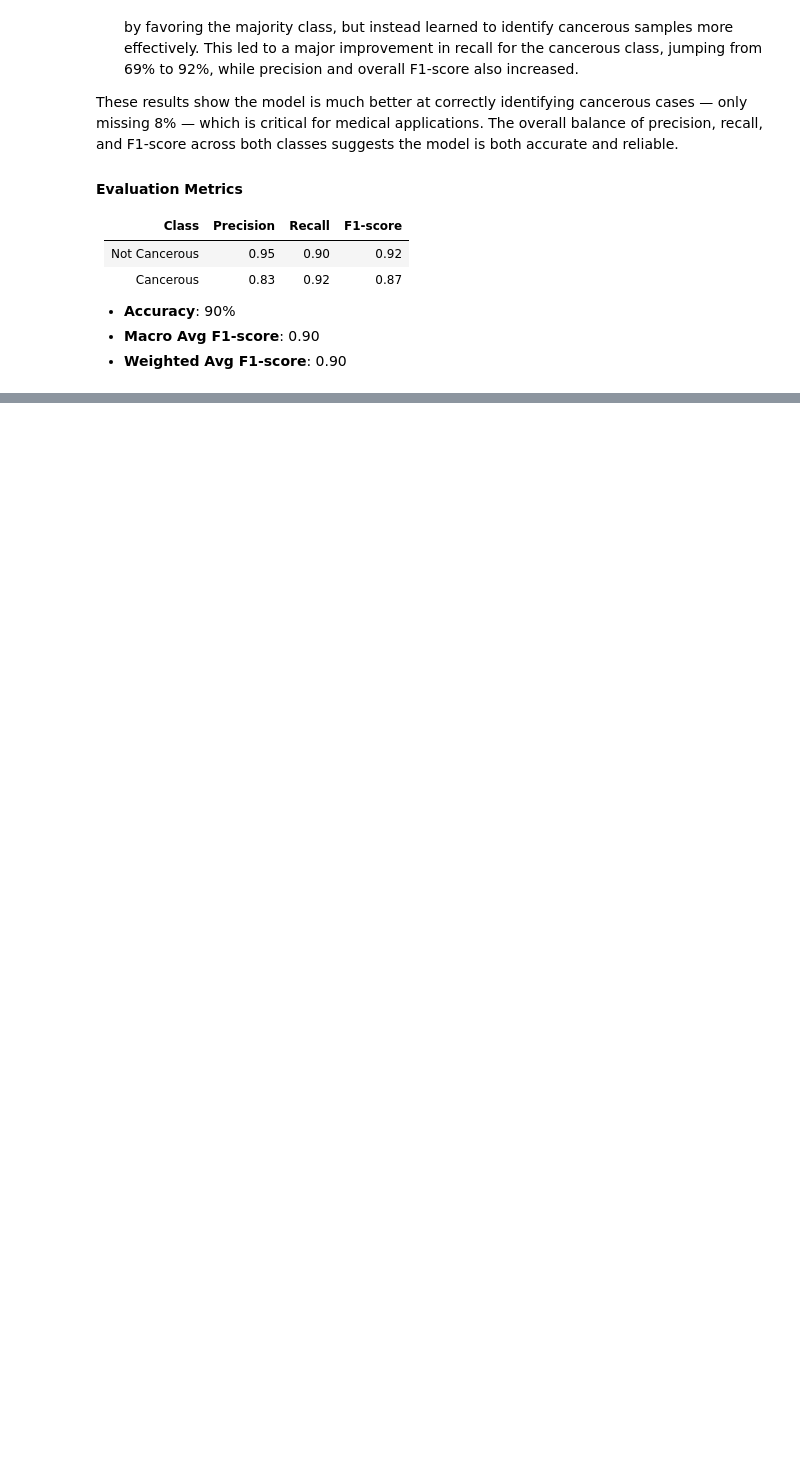
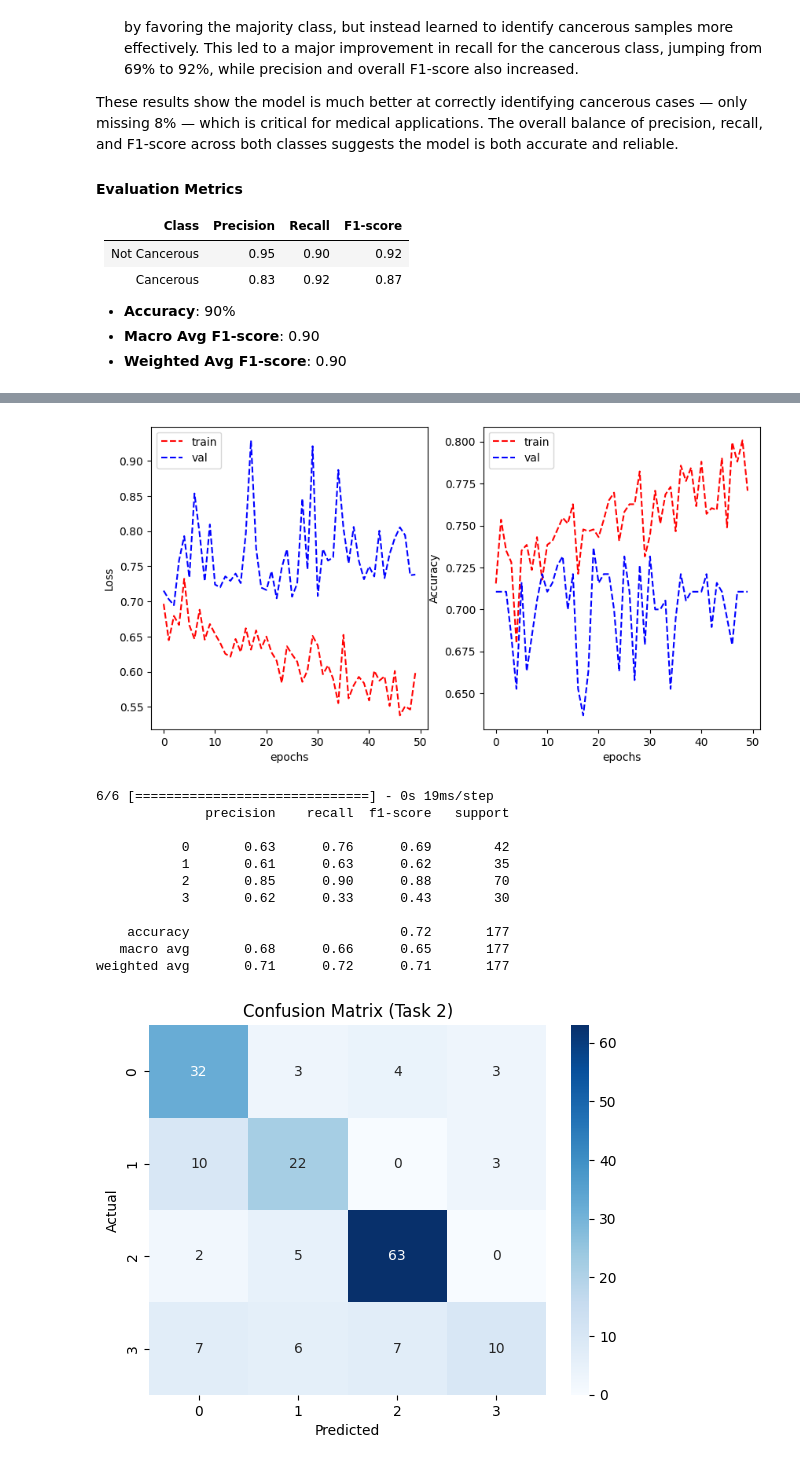
Before and after one commit to merve-soylu/machine-learning-2, a Jupyter notebook: Combined+Task1.ipynb, the cells around one changed output, grey strips where cells are left out. Saved outputs shown, nothing was run; the diff lists cells and outputs as text; code cells hidden in the pictures; blank space fills up the shorter version.

```diff
--- a/Combined+Task1.ipynb
+++ b/Combined+Task1.ipynb
@@ -592,0 +619,16 @@ These results show the model is much better at correctly identifying cancerous c
+# %%
+import tensorflow as tf
+
+
+model_t2_base = tf.keras.Sequential([
+    #VGG block 1
+    tf.keras.layers.Conv2D(32, (3, 3), activation='relu', padding='same', input_shape=(27, 27, 3)),
+    tf.keras.layers.Conv2D(32, (3, 3), activation='relu', padding='same'),
+    tf.keras.layers.MaxPooling2D((2, 2)),
+
+    tf.keras.layers.Flatten(),
+    tf.keras.layers.Dense(32, activation='relu'),
+    tf.keras.layers.Dense(4),
+])
+
+model_t2_base.summary()
@@ -592,0 +653,33 @@ These results show the model is much better at correctly identifying cancerous c
+# %%
+model_t2_base.compile(optimizer='adam',
+              loss=tf.keras.losses.CategoricalCrossentropy(from_logits=True),
+              metrics=['categorical_accuracy'])
+# %%
+history_t2_base = model_t2_base.fit(train_gen_t2, validation_data = val_gen_t2, epochs=50, verbose=0)
+# %%
+plot_learning_curve(history_t2_base.history['loss'], history_t2_base.history['val_loss'],
+                    history_t2_base.history['categorical_accuracy'], history_t2_base.history['val_categorical_accuracy'],
+                    metric_name='Accuracy')
+y_probs_t2_base = model_t2_base.predict(test_gen_t2, verbose=1)
+y_pred_final_t2_base = np.argmax(y_probs_t2_base, axis=1)
+print(classification_report(test_gen_t2.labels, y_pred_final_t2_base, target_names=["0", "1", "2", "3"]))
+cm_t2_base = confusion_matrix(test_gen_t2.labels, y_pred_final_t2_base)
+sns.heatmap(cm_t2_base, annot=True, fmt='d', cmap='Blues', xticklabels=["0", "1", "2", "3"], yticklabels=["0", "1", "2", "3"])
+plt.xlabel("Predicted")
+plt.ylabel("Actual")
+plt.title("Confusion Matrix (Task 2)")
+plt.show()
+# %% [output]
+[figure, added]
+6/6 [==============================] - 0s 19ms/step
+              precision    recall  f1-score   support
+
+           0       0.63      0.76      0.69        42
+           1       0.61      0.63      0.62        35
+           2       0.85      0.90      0.88        70
+           3       0.62      0.33      0.43        30
+
+    accuracy                           0.72       177
+   macro avg       0.68      0.66      0.65       177
+weighted avg       0.71      0.72      0.71       177
+[figure, added]
```
Also changed, not shown: parts of 12 cells of this notebook, 1 other file.
